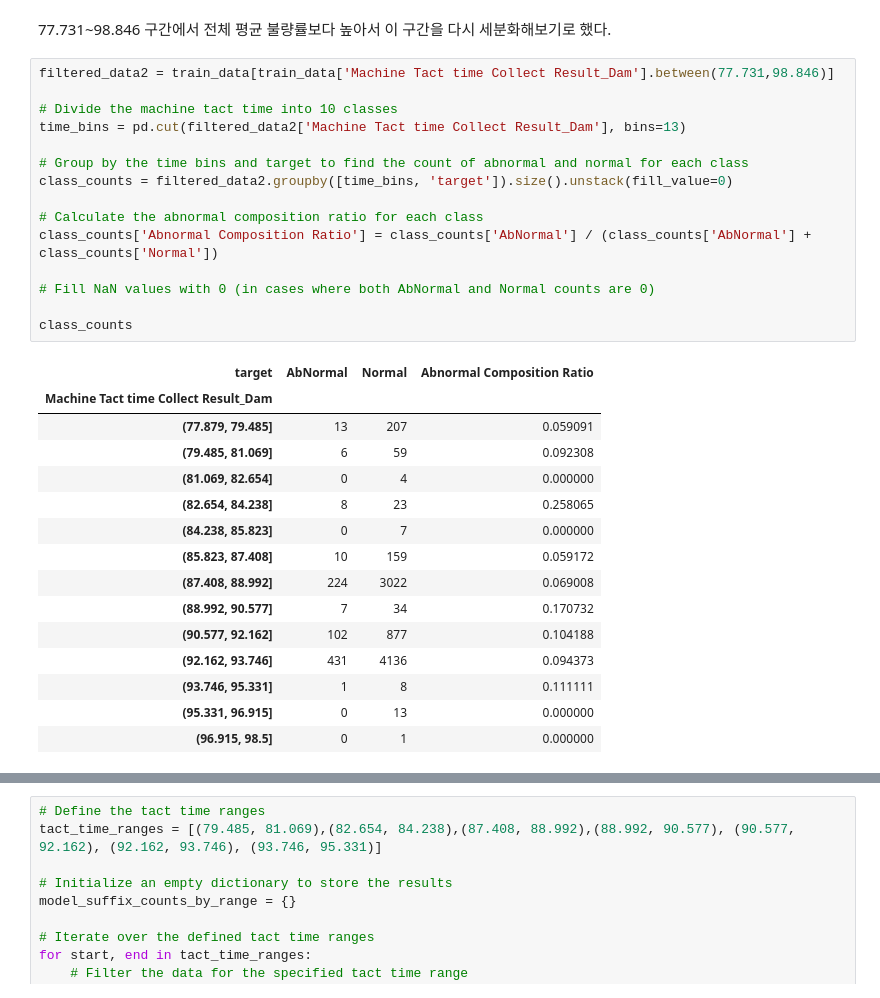
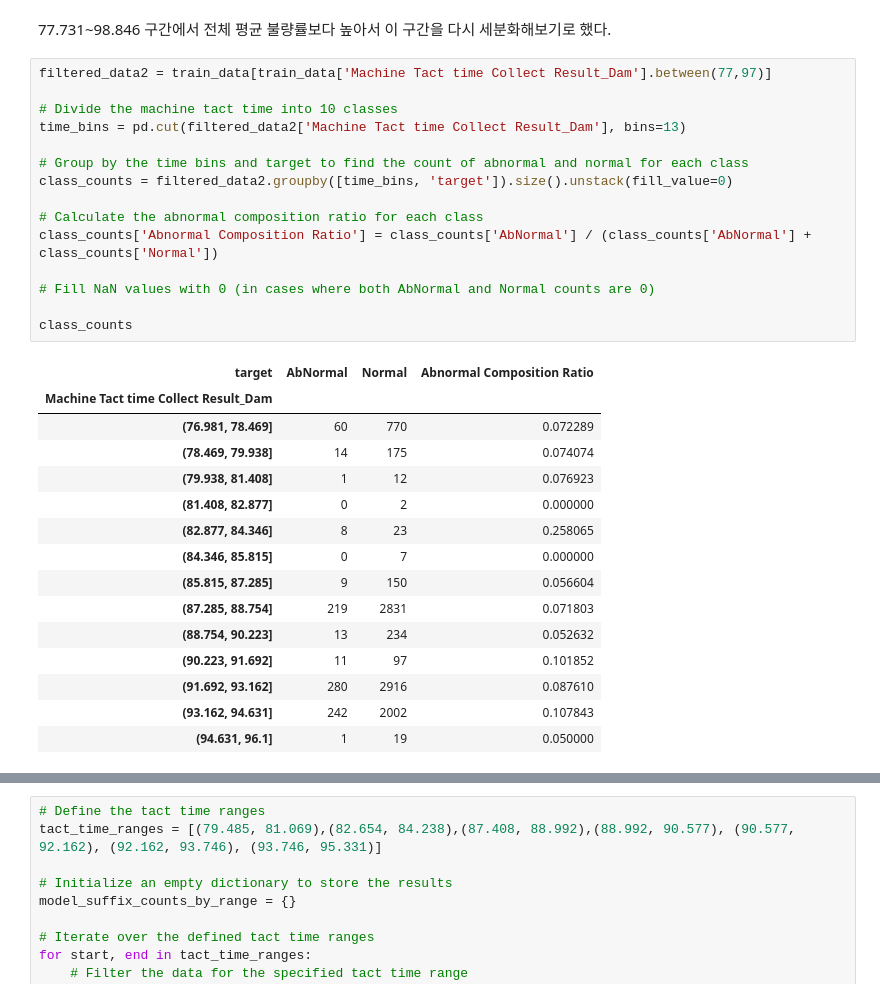
Before and after one commit to dyk9916/Lg_aimers5, a Jupyter notebook: code_log/dongyoung_code/0810Fill1.ipynb, the cells around one changed output, grey strips where cells are left out. Drawn from its saved outputs; the diff is of its cells as text.

```diff
--- a/code_log/dongyoung_code/0810Fill1.ipynb
+++ b/code_log/dongyoung_code/0810Fill1.ipynb
@@ -775,33 +732,33 @@ class_counts
 # %% [markdown]
 77.731~98.846 구간에서 전체 평균 불량률보다 높아서 이 구간을 다시 세분화해보기로 했다.
 # %%
-filtered_data2 = train_data[train_data['Machine Tact time Collect Result_Dam'].between(77.731,98.846)]
+filtered_data2 = train_data[train_data['Machine Tact time Collect Result_Dam'].between(77,97)]
 
 # Divide the machine tact time into 10 classes
 time_bins = pd.cut(filtered_data2['Machine Tact time Collect Result_Dam'], bins=13)
 
 # Group by the time bins and target to find the count of abnormal and normal for each class
 class_counts = filtered_data2.groupby([time_bins, 'target']).size().unstack(fill_value=0)
 
 # Calculate the abnormal composition ratio for each class
 class_counts['Abnormal Composition Ratio'] = class_counts['AbNormal'] / (class_counts['AbNormal'] + class_counts['Normal'])
 
 # Fill NaN values with 0 (in cases where both AbNormal and Normal counts are 0)
 
 class_counts
 # %% [output]
 | target | AbNormal | Normal | Abnormal Composition Ratio |
 | Machine Tact time Collect Result_Dam |  |  |  |
-| (77.879, 79.485] | 13 | 207 | 0.059091 |
-| (79.485, 81.069] | 6 | 59 | 0.092308 |
-| (81.069, 82.654] | 0 | 4 | 0.000000 |
-| (82.654, 84.238] | 8 | 23 | 0.258065 |
-| (84.238, 85.823] | 0 | 7 | 0.000000 |
-| (85.823, 87.408] | 10 | 159 | 0.059172 |
-| (87.408, 88.992] | 224 | 3022 | 0.069008 |
-| (88.992, 90.577] | 7 | 34 | 0.170732 |
-| (90.577, 92.162] | 102 | 877 | 0.104188 |
-| (92.162, 93.746] | 431 | 4136 | 0.094373 |
-| (93.746, 95.331] | 1 | 8 | 0.111111 |
-| (95.331, 96.915] | 0 | 13 | 0.000000 |
-| (96.915, 98.5] | 0 | 1 | 0.000000 |
+| (76.981, 78.469] | 60 | 770 | 0.072289 |
+| (78.469, 79.938] | 14 | 175 | 0.074074 |
+| (79.938, 81.408] | 1 | 12 | 0.076923 |
+| (81.408, 82.877] | 0 | 2 | 0.000000 |
+| (82.877, 84.346] | 8 | 23 | 0.258065 |
+| (84.346, 85.815] | 0 | 7 | 0.000000 |
+| (85.815, 87.285] | 9 | 150 | 0.056604 |
+| (87.285, 88.754] | 219 | 2831 | 0.071803 |
+| (88.754, 90.223] | 13 | 234 | 0.052632 |
+| (90.223, 91.692] | 11 | 97 | 0.101852 |
+| (91.692, 93.162] | 280 | 2916 | 0.087610 |
+| (93.162, 94.631] | 242 | 2002 | 0.107843 |
+| (94.631, 96.1] | 1 | 19 | 0.050000 |
```
Also changed, not shown: parts of 13 cells of this notebook, 1 other file.
